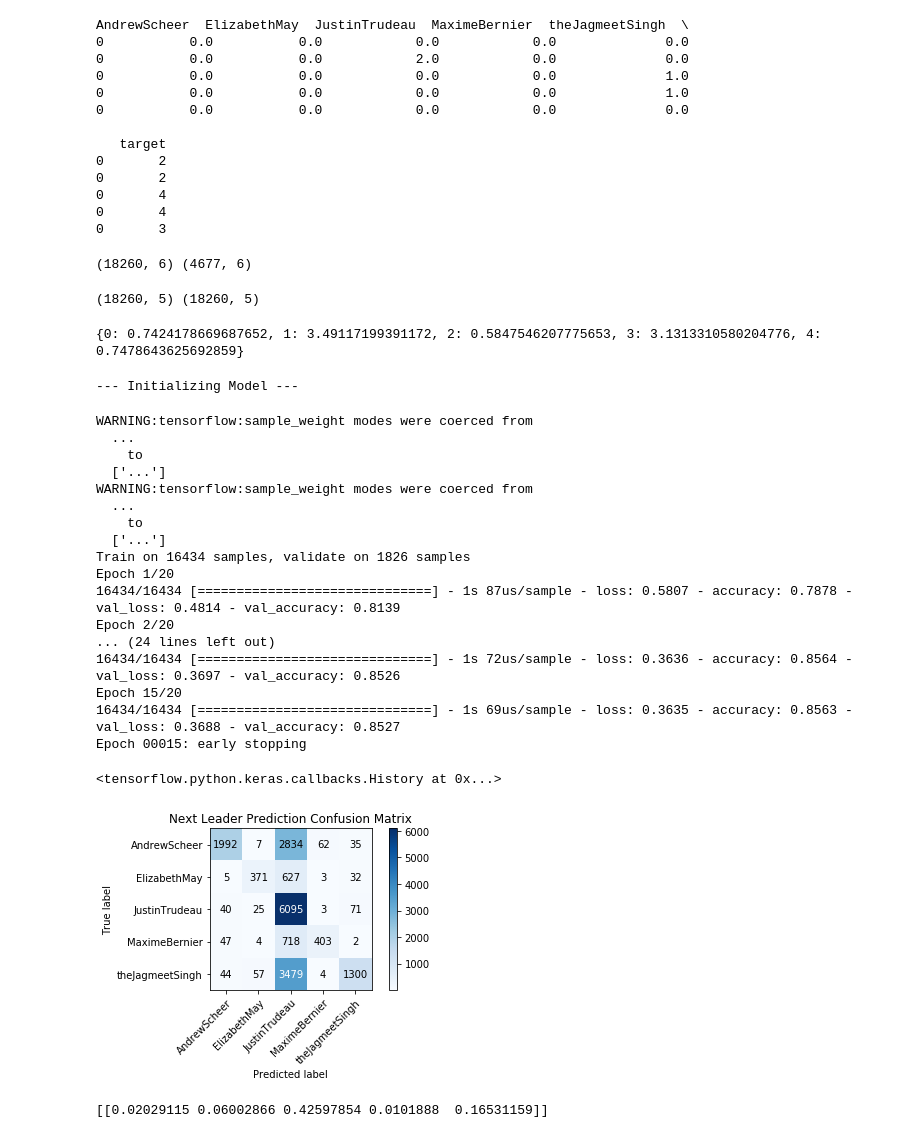
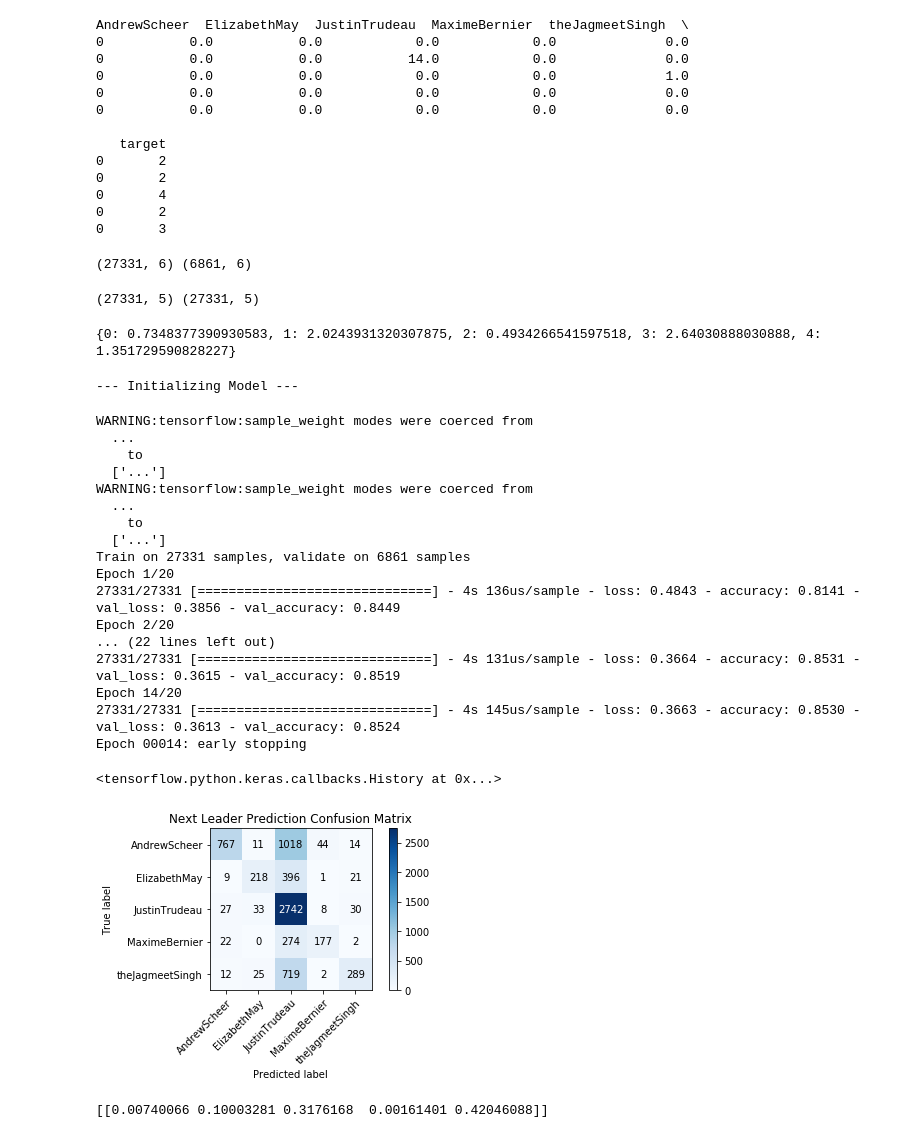
Before and after one commit to cameron-raymond/CISC500-SeniorThesis, a Jupyter notebook: neuralnet/predict_next_tweet_leader.ipynb, the cells around one changed output. Cells and saved outputs as stored; diff of their text form; code cells hidden in the pictures.

Commit message:
Updated PL-ANN with new data

```diff
--- a/neuralnet/predict_next_tweet_leader.ipynb
+++ b/neuralnet/predict_next_tweet_leader.ipynb
@@ -47,7 +46,7 @@ merged_df.head()
 merged_df = merged_df.drop(['type_y','type_x', 'created_at_x', 'source_x',
        'favorite_count_x', 'retweet_count_x', 'id',
        'type_y', 'created_at_y', 'source_y', 'original_text', 'clean_text',
-       'favorite_count_y', 'retweet_count_y', 'hashtags', 'mentions','to_date'],axis=1)
+       'favorite_count_y', 'retweet_count_y'],axis=1)
 merged_df.columns = ['id', 'retweet_id','retweet_author','tweet_author','lda_cluster']
 print(merged_df.columns,merged_df.shape)
 merged_df.head()
@@ -123,16 +122,16 @@ aggregate_numpy = aggregate_df.to_numpy()
 # %% [output]
 AndrewScheer  ElizabethMay  JustinTrudeau  MaximeBernier  theJagmeetSingh  \
 0           0.0           0.0            0.0            0.0              0.0
-0           0.0           0.0            2.0            0.0              0.0
+0           0.0           0.0           14.0            0.0              0.0
 0           0.0           0.0            0.0            0.0              1.0
-0           0.0           0.0            0.0            0.0              1.0
+0           0.0           0.0            0.0            0.0              0.0
 0           0.0           0.0            0.0            0.0              0.0
 
    target
 0       2
 0       2
 0       4
-0       4
+0       2
 0       3
 # %%
 msk = np.random.rand(len(aggregate_numpy)) < 0.8
@@ -140,7 +139,7 @@ training_data = aggregate_numpy[msk]
 testing_data = aggregate_numpy[~msk]
 print(training_data.shape,testing_data.shape)
 # %% [output]
-(18260, 6) (4677, 6)
+(27331, 6) (6861, 6)
 # %%
 x_training, y_training = training_data[:,:-1],training_data[:,-1]
 x_testing, y_testing = testing_data[:,:-1],testing_data[:,-1]
@@ -152,14 +151,14 @@ y_testing_encoded = np.zeros((y_testing.size, num_labels))
 y_testing_encoded[np.arange(y_testing.size), y_testing.astype(int)] = 1
 print(x_training.shape,y_training_encoded.shape)
 # %% [output]
-(18260, 5) (18260, 5)
+(27331, 5) (27331, 5)
 # %%
 # Since class 3 dominates the rest we are going to give different penalities for missclassifcation.
 class_weights = compute_class_weight("balanced", np.unique(aggregate_numpy[:,-1]),aggregate_numpy[:,-1])
 d_class_weights = dict(enumerate(class_weights))
 print(d_class_weights)
 # %% [output]
-{0: 0.7424178669687652, 1: 3.49117199391172, 2: 0.5847546207775653, 3: 3.1313310580204776, 4: 0.7478643625692859}
+{0: 0.7348377390930583, 1: 2.0243931320307875, 2: 0.4934266541597518, 3: 2.64030888030888, 4: 1.351729590828227}
 # %%
 print("--- Initializing Model ---")
 # opt = keras.optimizers.SGD(lr=0.01,decay=1e-6)
@@ -176,9 +181,8 @@ model.compile(loss='binary_crossentropy', optimizer=opt, metrics=['accuracy'])
 --- Initializing Model ---
 # %%
 epochs = 20
-batch_size = 64
 callback = EarlyStopping(monitor='val_loss', patience=3, min_delta=0.0001,verbose=1)
-model.fit(x_training,y_training_encoded, epochs=epochs, batch_size=batch_size,validation_split=0.1,callbacks=[callback],class_weight=d_class_weights,verbose=1)
+model.fit(x_training,y_training_encoded, epochs=epochs, batch_size=batch_size,validation_data=(x_testing,y_testing_encoded),callbacks=[callback],class_weight=d_class_weights,verbose=1)
 # history = model.fit(x_training,y_training_encoded, epochs=epochs, batch_size=batch_size,validation_split=0.1,callbacks=[callback],verbose=1)
 # %% [output]
 WARNING:tensorflow:sample_weight modes were coerced from
@@ -189,58 +193,58 @@ WARNING:tensorflow:sample_weight modes were coerced from
   ...
     to
   ['...']
-Train on 16434 samples, validate on 1826 samples
+Train on 27331 samples, validate on 6861 samples
 Epoch 1/20
-16434/16434 [==============================] - 1s 87us/sample - loss: 0.5807 - accuracy: 0.7878 - val_loss: 0.4814 - val_accuracy: 0.8139
+27331/27331 [==============================] - 4s 136us/sample - loss: 0.4843 - accuracy: 0.8141 - val_loss: 0.3856 - val_accuracy: 0.8449
 Epoch 2/20
-... (24 lines left out)
-16434/16434 [==============================] - 1s 72us/sample - loss: 0.3636 - accuracy: 0.8564 - val_loss: 0.3697 - val_accuracy: 0.8526
-Epoch 15/20
-16434/16434 [==============================] - 1s 69us/sample - loss: 0.3635 - accuracy: 0.8563 - val_loss: 0.3688 - val_accuracy: 0.8527
-Epoch 00015: early stopping
+... (22 lines left out)
+27331/27331 [==============================] - 4s 131us/sample - loss: 0.3664 - accuracy: 0.8531 - val_loss: 0.3615 - val_accuracy: 0.8519
+Epoch 14/20
+27331/27331 [==============================] - 4s 145us/sample - loss: 0.3663 - accuracy: 0.8530 - val_loss: 0.3613 - val_accuracy: 0.8524
+Epoch 00014: early stopping
 <tensorflow.python.keras.callbacks.History at 0x...>
 # %%
-predictions = model.predict_classes(x_training)
+predictions = model.predict_classes(x_testing)
 classes = sorted(list(aggregate_df.columns)[:-1])
-cm = confusion_matrix(y_training, predictions)
+cm = confusion_matrix(y_testing, predictions)
 """
 This function prints and plots the confusion matrix.
 Normalization can be applied by setting `normalize=True`.
 """
 title = 'Next Leader Prediction Confusion Matrix'
 
 fig, ax = plt.subplots()
 im = ax.imshow(cm, interpolation='nearest', cmap=plt.cm.Blues)
 ax.figure.colorbar(im, ax=ax)
 # We want to show all ticks...
 ax.set(xticks=np.arange(cm.shape[1]),
         yticks=np.arange(cm.shape[0]),
         # ... and label them with the respective list entries
         xticklabels=classes, yticklabels=classes,
         title=title,
         ylabel='True label',
         xlabel='Predicted label')
 
 # Rotate the tick labels and set their alignment.
 plt.setp(ax.get_xticklabels(), rotation=45, ha="right",
             rotation_mode="anchor")
 
 # Loop over data dimensions and create text annotations.
 thresh = cm.max() / 2.
 fmt = 'd'
 for i in range(cm.shape[0]):
     for j in range(cm.shape[1]):
         ax.text(j, i, format(cm[i, j], fmt),
                 ha="center", va="center",
                 color="white" if cm[i, j] > thresh else "black")
 fig.tight_layout()
 plt.savefig("../visualizations/neural_net/next_leader_CM.png")
 # %% [output]
-[figure, old version]
+[figure, new version]
 # %%
 save_model(model,"dense_next_leader.h5")
 # %%
 test = np.array([0,0,1,0,1]).reshape((1,5))
 print(model.predict(test))
 # %% [output]
-[[0.02029115 0.06002866 0.42597854 0.0101888  0.16531159]]
+[[0.00740066 0.10003281 0.3176168  0.00161401 0.42046088]]
```
Also changed, not shown: parts of 6 cells of this notebook, 8 other files.
